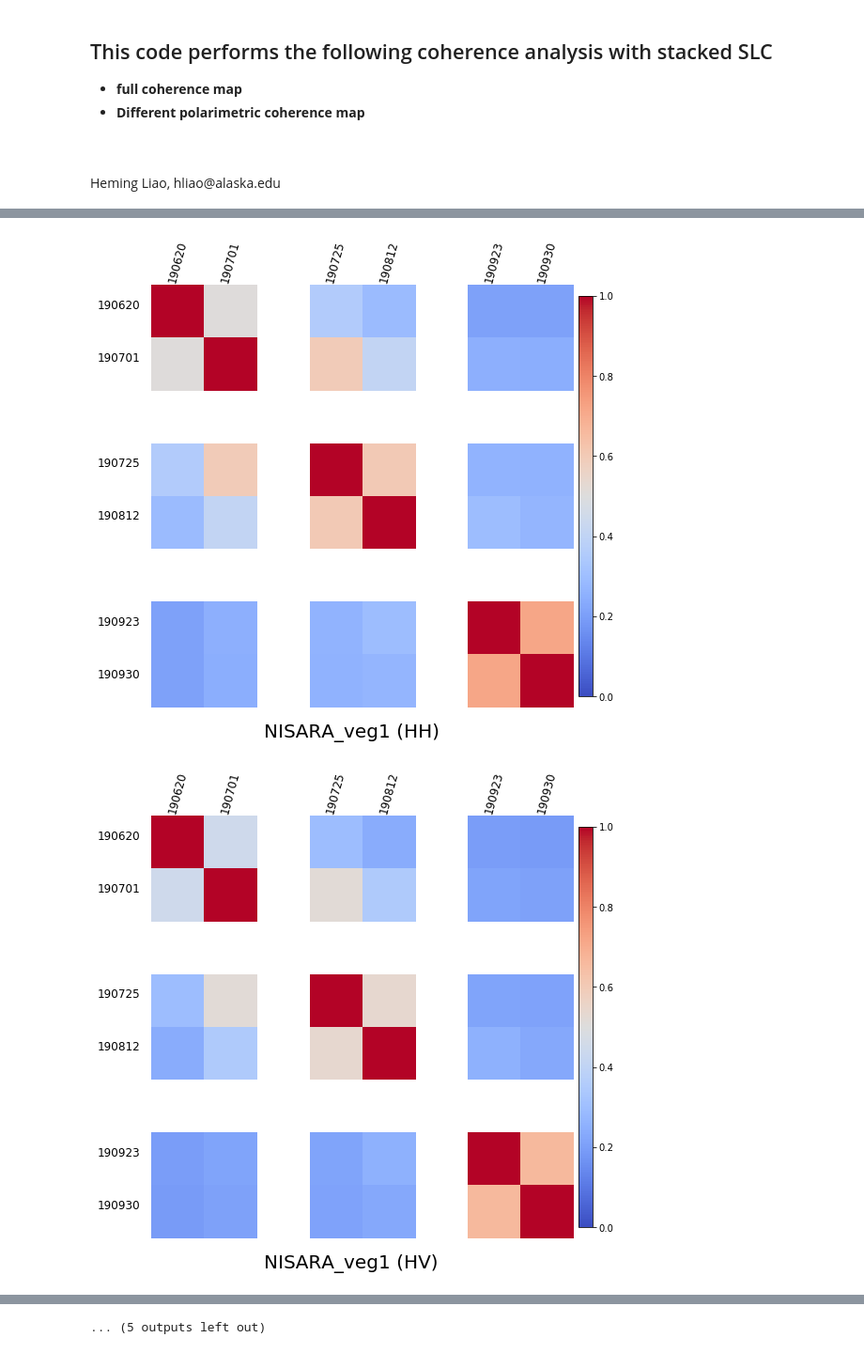
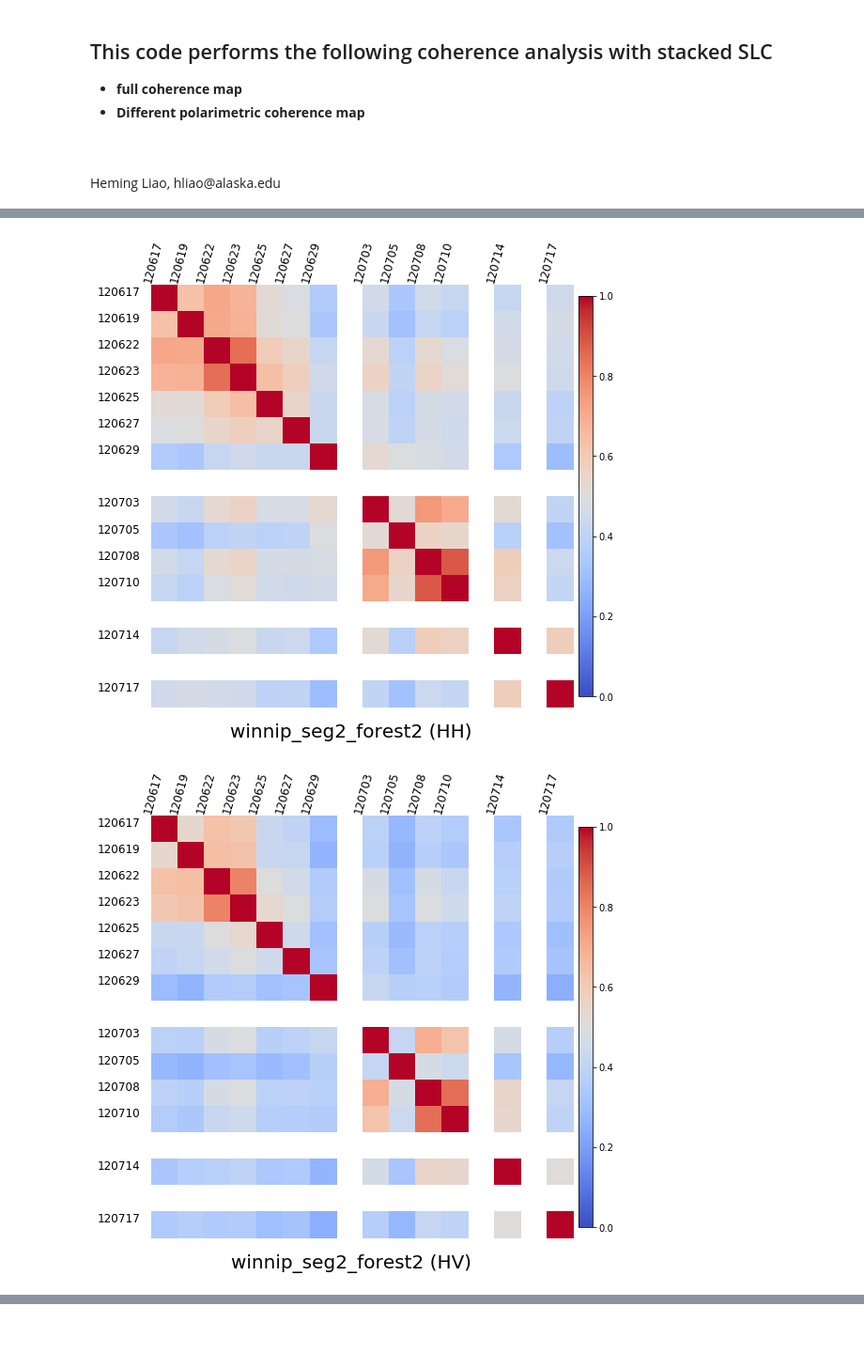
Before and after one commit to HemingLiao/UAVSAR_InSAR_analysis, a Jupyter notebook: UAVSAR_full_InSAR_coherence.ipynb, the cells around one changed output, grey strips where cells are left out. Shown at 94% size. Saved outputs shown, nothing was run; the diff lists cells and outputs as text; code cells hidden in the pictures.

Commit message:
UAVSAR polarimetric time series data coherence maps

```diff
--- a/UAVSAR_full_InSAR_coherence.ipynb
+++ b/UAVSAR_full_InSAR_coherence.ipynb
@@ -19,33 +19,35 @@ from datetime import datetime
 # Approach 1: full coherence matrix of a multi-temporal SLC data.
 #             Coherence grid allocated based on its acquisition date
 
-site_list = ('NISARA_06800','winnip_31606','SanAnd_05508','SDelta_23518')
+site_list = ('NISARA_06800_seg1','winnip_31606_seg1','SanAnd_05508_seg1','SDelta_23518_seg1','winnip_31606_seg2')
 
 SLC_data_dir = '/Users/hliao/Documents/UAF_work/coherence/npy_new_data'
-output_dir = '/Users/hliao/Documents/UAF_work/coherence/npy_new_data_results'
+output_dir = '/Users/hliao/Documents/UAF_work/coherence/npy_new_data_results/coheren_matrix'
+mask_dir = '/Users/hliao/Documents/UAF_work/coherence/AOI_mask_data'
 
 polarizations = ['HH','HV','VH','VV']
 
 site_temporal_coverage = {site_list[0]:('190606','190930'), site_list[1]:('120617','120717'),
-                          site_list[2]:('090908','120924'), site_list[3]:('090908','120924')}
+                          site_list[2]:('090908','120924'), site_list[3]:('090908','120924'),
+                          site_list[-1]:('120617','120717')}
 
-sites_land_type = {'NISARA':['NISARA_veg1'], 'SDelta':['SDelta_agr1'],
-                   'winnip':['winnip_agr1'],'SanAnd':['SanAnd_arid1','SanAnd_mout1']}
+sites_land_type = {'NISARA_06800_seg1':['NISARA_veg1'], 'SDelta_23518_seg1':['SDelta_agr1'],
+                   'winnip_31606_seg1':['winnip_agr1'],'SanAnd_05508_seg1':['SanAnd_arid1','SanAnd_mout1'],
+                  'winnip_31606_seg2':['forest2']}
 
 # process data 'SanAnd_05508','SDelta_23518'
 # calculate every possible combination for coherence maps ...
 # locate the coherence map approximately according to master/slave acquisition dates
 
-for site in site_list:
+for index,site in enumerate(site_list[4:],4):
 
     print('Processing site: ' + site.split("_")[0] + '\n' + 'Acquisition dates: ')
 
-    index = site_list.index(site)
-
     # acquisitions' date list for UAVSAR site: site
     temp = [fileName.split('/')[7].split('_')[1]
-            for fileName in glob.glob(os.path.join(SLC_data_dir,site.split('_')[0]+'*.npy'))]
+            for fileName in glob.glob(os.path.join(SLC_data_dir,site.split('_')[0]+'*'+site.split('_')[-1]+'*.npy'))]
     acq_dates = sorted(temp)
+    print(acq_dates)
 
     # selected UAVSAR acquisitions coverage from date1 to date2
     date1 = datetime.strptime(site_temporal_coverage[site][0],'%y%m%d')
@@ -61,15 +63,15 @@ for site in site_list:
     print(acq_dates_selected)
 
     # load the land-cover mask
-    mask_file = sites_land_type[site.split('_')[0]][0]  + '_' + 'polygon_mask.npy'
-    land_cover_mask = np.load(mask_file)
+    mask_file = site.split('_')[0]+'_'+site.split('_')[-1]+'_'+sites_land_type[site][0]  + '_' + 'polygon_mask.npy'
+    land_cover_mask = np.load(os.path.join(mask_dir, mask_file))
 
     # calculate coherence matrix dimension
     delta_T_total = (date2 - date1).days + 1
 
     # Allocate month_grid_N grids for each month on the cohrence map.
     # month_grid_N will be decided manually based on acquisition frequency
-    month_grid_N = np.array([16, 2, 16, 31])
+    month_grid_N = np.array([16, 2, 16, 31,2])
     array_dimension = np.ceil(delta_T_total/month_grid_N[index])
 
     # coherence map for each specific polarizations
@@ -93,9 +95,9 @@ for site in site_list:
                 row_index = np.ceil(delta_T2/month_grid_N[index])
 
                 # subplot location: axes[row_index][col_index]
-                slc1 = np.load(os.path.join(SLC_data_dir, site.split('_')[0] + '_' + acq_dates_selected[jj] +
+                slc1 = np.load(os.path.join(SLC_data_dir, site.split('_')[0] + '_'+ acq_dates_selected[jj] + '_' + site.split('_')[-1] +
                             '_rg6_azi16_ML_SLC.npy'))
-                slc2 = np.load(os.path.join(SLC_data_dir, site.split('_')[0] + '_' + acq_dates_selected[kk] +
+                slc2 = np.load(os.path.join(SLC_data_dir, site.split('_')[0] + '_' + acq_dates_selected[kk] + '_' + site.split('_')[-1] +
                             '_rg6_azi16_ML_SLC.npy'))
                 cc = coherence_2SLCs(slc1[:,:,count],slc2[:,:,count])
 
@@ -133,10 +135,10 @@ for site in site_list:
         for ii in range(N_xx_yy.shape[0]):
             axes[N_xx_yy[ii][0],N_xx_yy[ii][1]].set_axis_off()
 
-        fig.suptitle(sites_land_type[site.split('_')[0]][0] + ' (' + pol + ')', fontsize=20,y=0.05)
+        fig.suptitle(site.split('_')[0]+'_'+site.split('_')[-1]+'_'+sites_land_type[site][0] + ' (' + pol + ')', fontsize=20,y=0.05)
         fig.subplots_adjust(left=0.13, bottom=0.08, right=0.91, top=0.86, wspace=0.0, hspace=0.0)
 
         print('display/save figures:' + site.split('_')[0])
-        outfile = os.path.join(output_dir, site.split("_")[0] + '_' + pol + '_full_coherence_map')
+        outfile = os.path.join(output_dir, site.split('_')[0]+'_'+site.split('_')[-1]+'_'+sites_land_type[site][0] + '_' + pol + '_full_coherence_map')
         fig.savefig(outfile,dpi=300)
 # %% [output]
@@ -160,2 +157,2 @@ display/save figures:SDelta
-[figure, old version]
+[figure, new version]
-[figure, old version]
+[figure, new version]
@@ -171,4 +161,3 @@ display/save figures:SDelta
-... (5 outputs left out)
 # %%
 ## Approach 2: plot the coherence in a non-void matrix.
 #.             Without locating the coherence map by its acquisition dates
```
Also changed, not shown: parts of 1 cell of this notebook.
